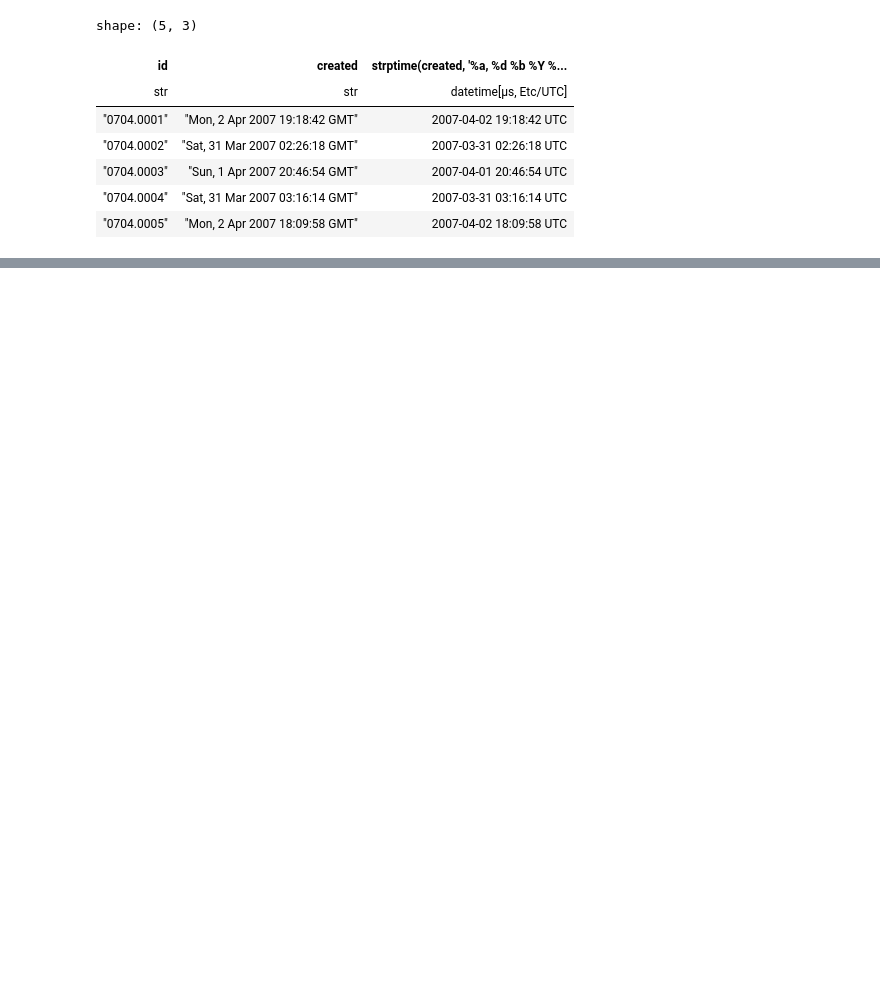
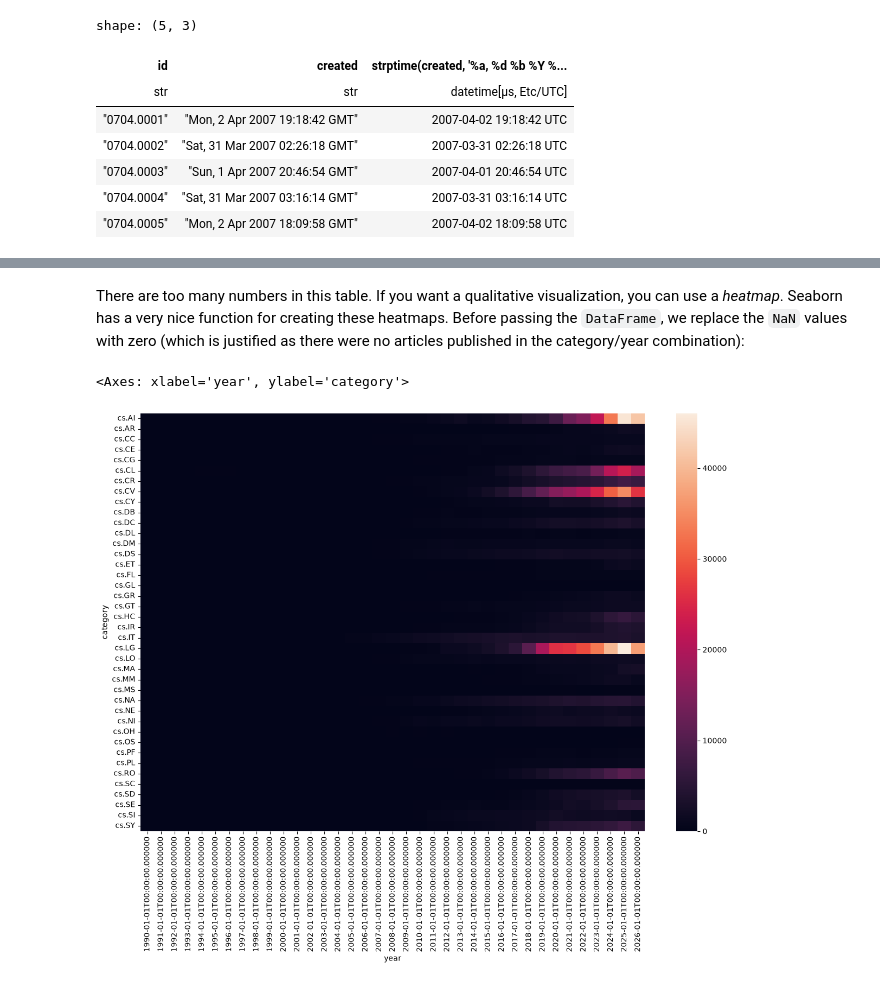
Before and after one commit to datanizing/oreilly-duckdb, a Jupyter notebook: 06-Data_Project.ipynb, the cells around one changed output, grey strips where cells are left out. Saved outputs shown, nothing was run; the diff lists cells and outputs as text; code cells hidden in the pictures; blank space fills up the shorter version.

```diff
--- a/06-Data_Project.ipynb
+++ b/06-Data_Project.ipynb
@@ -225,0 +794,8 @@ Forecast
+# %%
+# pandas version
+ydf = duckdb.sql(f"WITH cs_category AS (SELECT id, publication_date, unnest(category_list) AS category \
+                                               FROM 'arxiv-normalized-cs-{today}.parquet') \
+                       SELECT date_trunc('year', publication_date) AS year, category, COUNT(*) AS count\
+                              FROM cs_category WHERE category LIKE 'cs.%' GROUP BY ALL ORDER BY year").df().\
+             pivot(columns="year", index="category", values="count")
+ydf
@@ -225,0 +822,12 @@ Forecast
+# %% [markdown]
+There are too many numbers in this table. If you want a qualitative visualization, you can use a *heatmap*.
+Seaborn has a very nice function for creating these heatmaps. Before passing the `DataFrame`, we replace the
+`NaN` values with zero (which is justified as there were no articles published in the category/year combination):
+# %%
+import seaborn as sns
+import matplotlib.pyplot as plt
+plt.figure(figsize=(15, 10))
+sns.heatmap(ydf.fillna(0))
+# %% [output]
+<Axes: xlabel='year', ylabel='category'>
+[figure, added]
```
Also changed, not shown: parts of 102 cells of this notebook.
